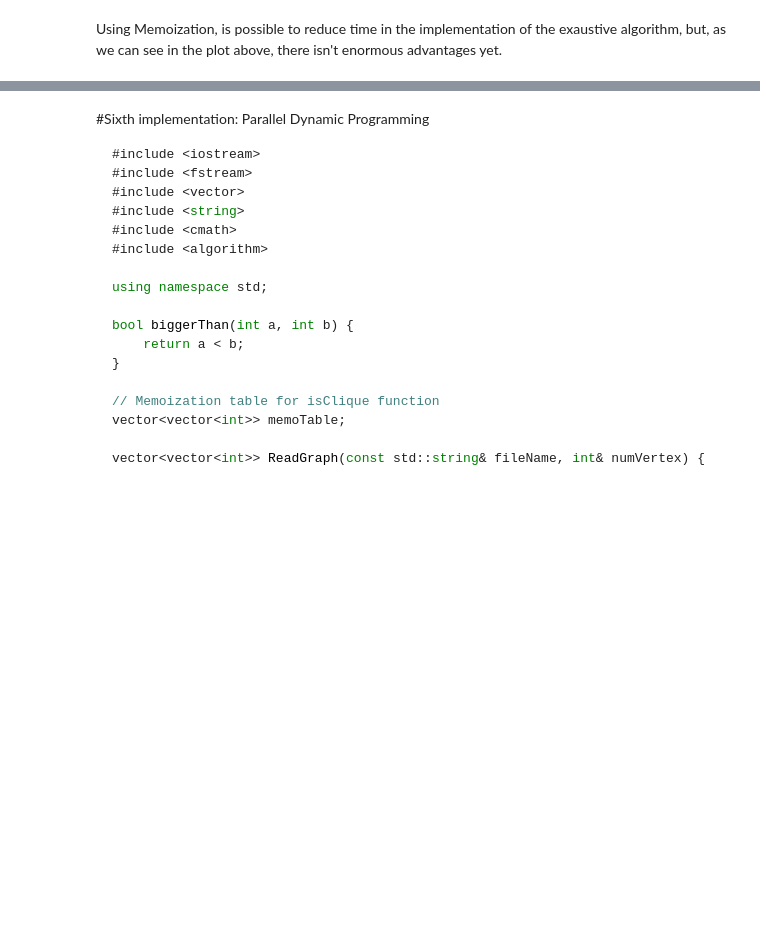
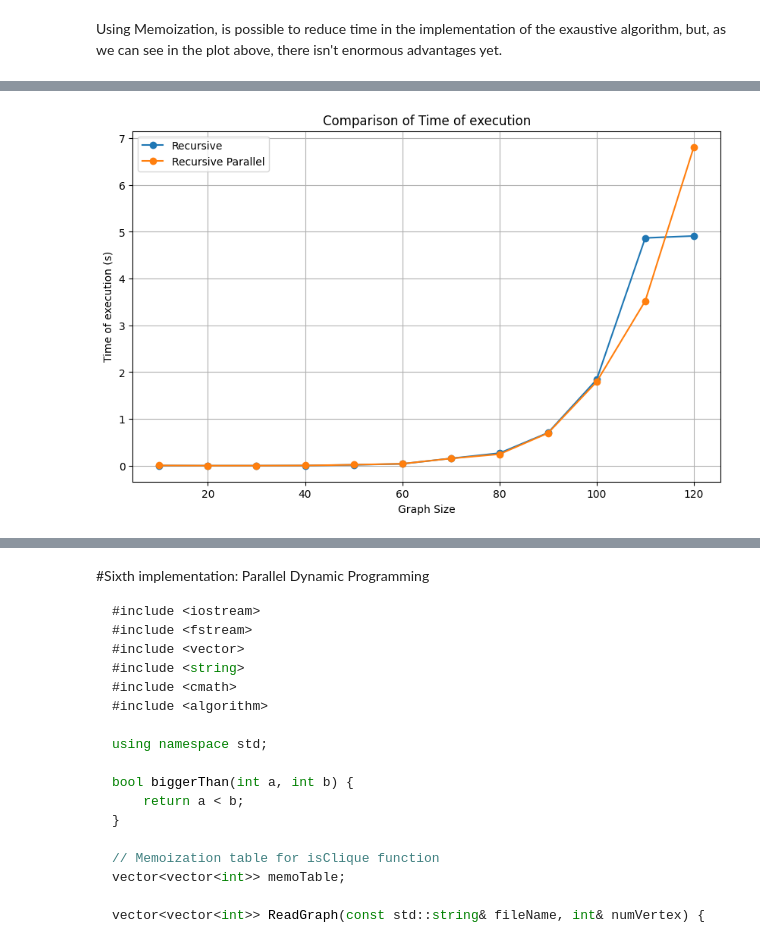
Before and after one commit to matheus-1618/Maximal-Clique-Problem, a Jupyter notebook: src/Report.ipynb, the cells around one changed output, grey strips where cells are left out. Saved outputs shown, nothing was run; the diff lists cells and outputs as text; code cells hidden in the pictures; blank space fills up the shorter version.

```diff
--- a/src/Report.ipynb
+++ b/src/Report.ipynb
@@ -820,0 +869,29 @@ int main() {
+# %%
+recursive_times = []
+parallel_times = []
+recursive_cliques= []
+parallel_cliques = []
+tamanhos = list(range(10,130,10))
+
+# Create an empty DataFrame
+df = pd.DataFrame(columns=['Graph Size', 'Recursive Clique', 'Parallel Recursive Clique'])
+
+for size in tamanhos:
+    generate_graph(size, False)
+
+    start = time.perf_counter()
+    proc_recursive = subprocess.run(['./1_exaustive_recursive'], text=True, capture_output=True)
+    end = time.perf_counter()
+    recursive_times.append(end-start)
+    recursive_cliques.append(int(proc_recursive.stdout.split(":")[1].split(" ")[1]))
+
+    start = time.perf_counter()
+    proc_verification = subprocess.run(['./5_exaustive_recursive_parallel'], text=True, capture_output=True)
+    end = time.perf_counter()
+    parallel_times.append(end-start)
+    parallel_cliques.append(int(proc_verification.stdout.split(":")[1].split(" ")[1]))
+
+df['Graph Size'] = tamanhos
+df["Recursive Clique"] = recursive_cliques
+df['Parallel Recursive Clique'] = parallel_cliques
+df
@@ -820,0 +912,13 @@ int main() {
+# %%
+plt.figure(figsize=(10, 6))
+plt.plot(df['Graph Size'], recursive_times, label='Recursive', marker='o')
+plt.plot(df['Graph Size'], parallel_times, label='Recursive Parallel', marker='o')
+
+plt.xlabel('Graph Size')
+plt.ylabel('Time of execution (s)')
+plt.title('Comparison of Time of execution')
+plt.legend()
+plt.grid(True)
+plt.show()
+# %% [output]
+[figure, added]
```
Also changed, not shown: parts of 5 cells of this notebook.
